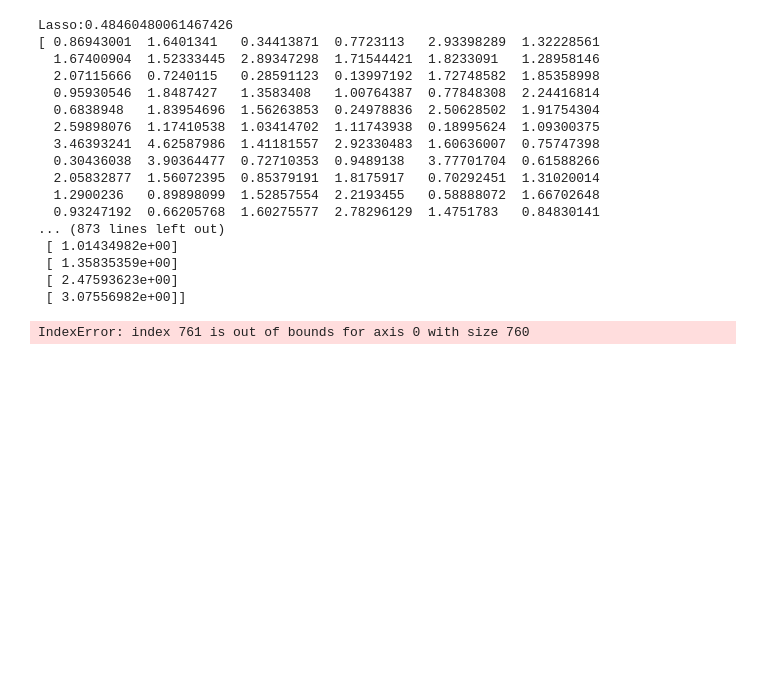
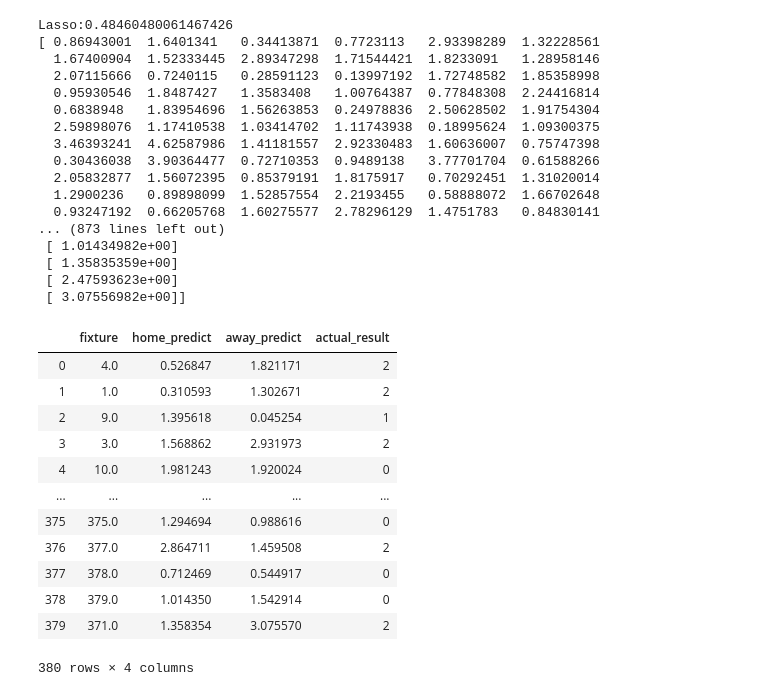
Before and after one commit to leppsalujyrgen/Entropy-of-Football-Statistics, a Jupyter notebook: Data Modelling/statistics-regression.ipynb, the cells around one changed output. Drawn from its saved outputs; the diff is of its cells as text; code cells hidden in the pictures; blank space fills up the shorter version.

```diff
--- a/Data Modelling/statistics-regression.ipynb
+++ b/Data Modelling/statistics-regression.ipynb
@@ -146,21 +144,47 @@ teststatistics
+# %%
+#teststatistics peab olema test data mitte lahku löödult
+teststatistics = X_test
+testlabels = y_test
 # %%
 predictions = pd.DataFrame(columns=["fixture", "home_predict", "away_predict", "home_actual", "away_actual"])
 for i in range(teststatistics.shape[0]):
     if int(teststatistics["was_home"].iloc[i]) == 1:
-        predictions.append([teststatistics["fixture"].iloc[i], pred3[i], np.nan, int(teststatistics["team_score"].iloc[i]), np.nan])
-        for j in range(statistics.shape[0]):
-            if teststatistics["fixture"].iloc[i] == teststatistics["fixture"].iloc[j] and int(teststatistics["was_home"].iloc[j]) == 0:
-                predictions["away_predict"].loc[predictions.shape[0]-1] = pred3[j]
-                predictions["away_actual"].loc[predictions.shape[0]-1] = int(teststatistics["team_score"].iloc[j])
+        fixture = teststatistics["fixture"].iloc[i]
+        home_predict = pred3[i]
+        home_actual = int(testlabels.iloc[i])
+        away_predict = -1
+        away_actual = -1
+        for j in range(teststatistics.shape[0]):
+            if fixture == teststatistics["fixture"].iloc[j] and int(teststatistics["was_home"].iloc[j]) == 0:
+                away_predict = pred3[j]
+                away_actual = int(testlabels.iloc[j])
                 break
+        predictions = predictions.append({"fixture": fixture,
+                                          "home_predict": float(home_predict),
+                                          "away_predict": float(away_predict),
+                                          "home_actual": home_actual,
+                                          "away_actual": away_actual}, ignore_index=True)
+
 predictions["actual_result"] = -1
 for i in range(predictions.shape[0]):
     if predictions["home_actual"].iloc[i] > predictions["away_actual"].iloc[i]:
         predictions["actual_result"].loc[i] = 1
     elif predictions["home_actual"].iloc[i] < predictions["away_actual"].iloc[i]:
         predictions["actual_result"].loc[i] = 2
     else:
         predictions["actual_result"].loc[i] = 0
-predictions.drop(columns["home_actual", "away_actual"])
+predictions.drop(columns=["home_actual", "away_actual"])
 # %% [output]
+|  | fixture | home_predict | away_predict | actual_result |
+| 0 | 4.0 | 0.526847 | 1.821171 | 2 |
+| 1 | 1.0 | 0.310593 | 1.302671 | 2 |
+| 2 | 9.0 | 1.395618 | 0.045254 | 1 |
+| 3 | 3.0 | 1.568862 | 2.931973 | 2 |
+| 4 | 10.0 | 1.981243 | 1.920024 | 0 |
+| ... | ... | ... | ... | ... |
+| 375 | 375.0 | 1.294694 | 0.988616 | 0 |
+| 376 | 377.0 | 2.864711 | 1.459508 | 2 |
+| 377 | 378.0 | 0.712469 | 0.544917 | 0 |
+| 378 | 379.0 | 1.014350 | 1.542914 | 0 |
+| 379 | 371.0 | 1.358354 | 3.075570 | 2 |
-IndexError: index 761 is out of bounds for axis 0 with size 760
+380 rows × 4 columns
```
Also changed, not shown: parts of 1 cell of this notebook.
